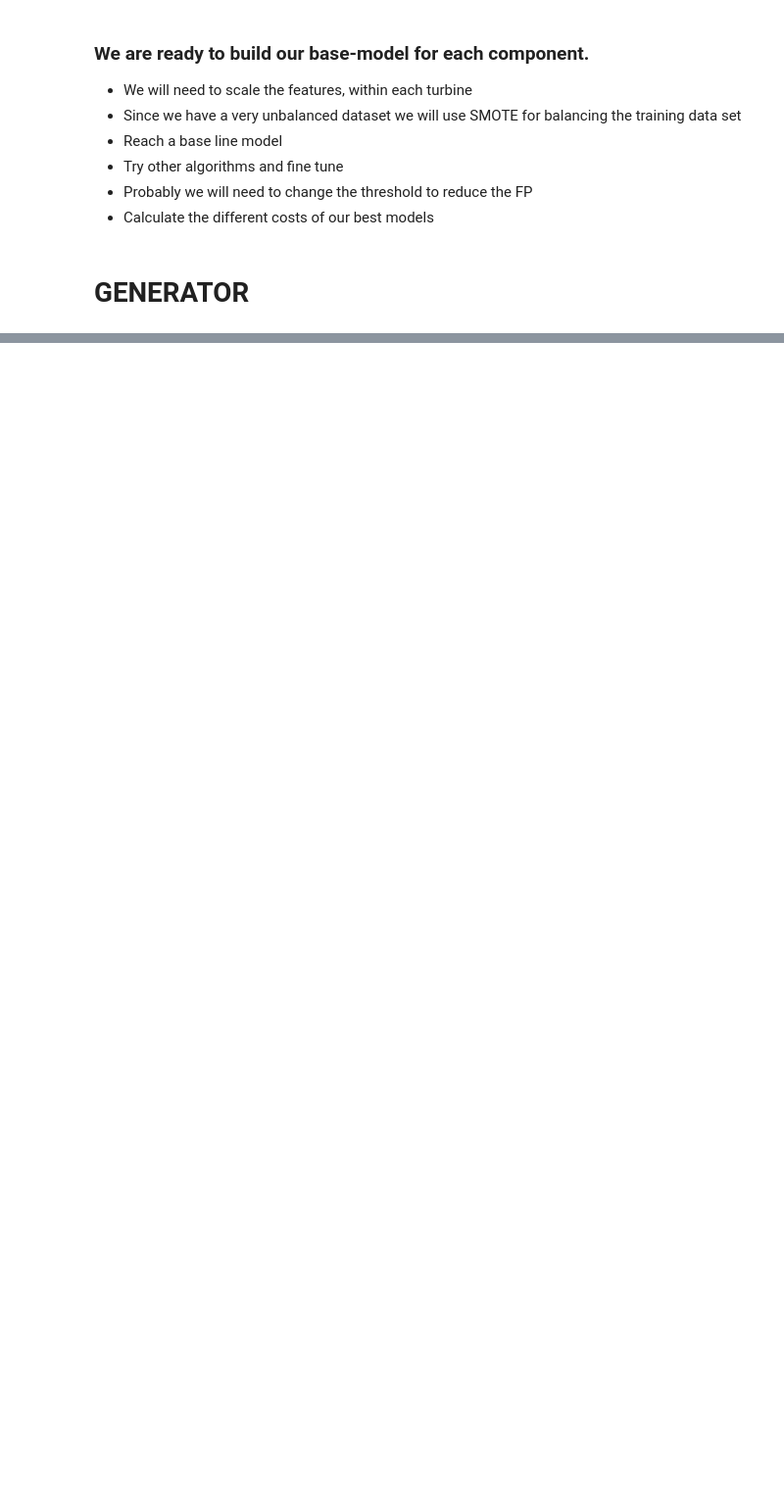
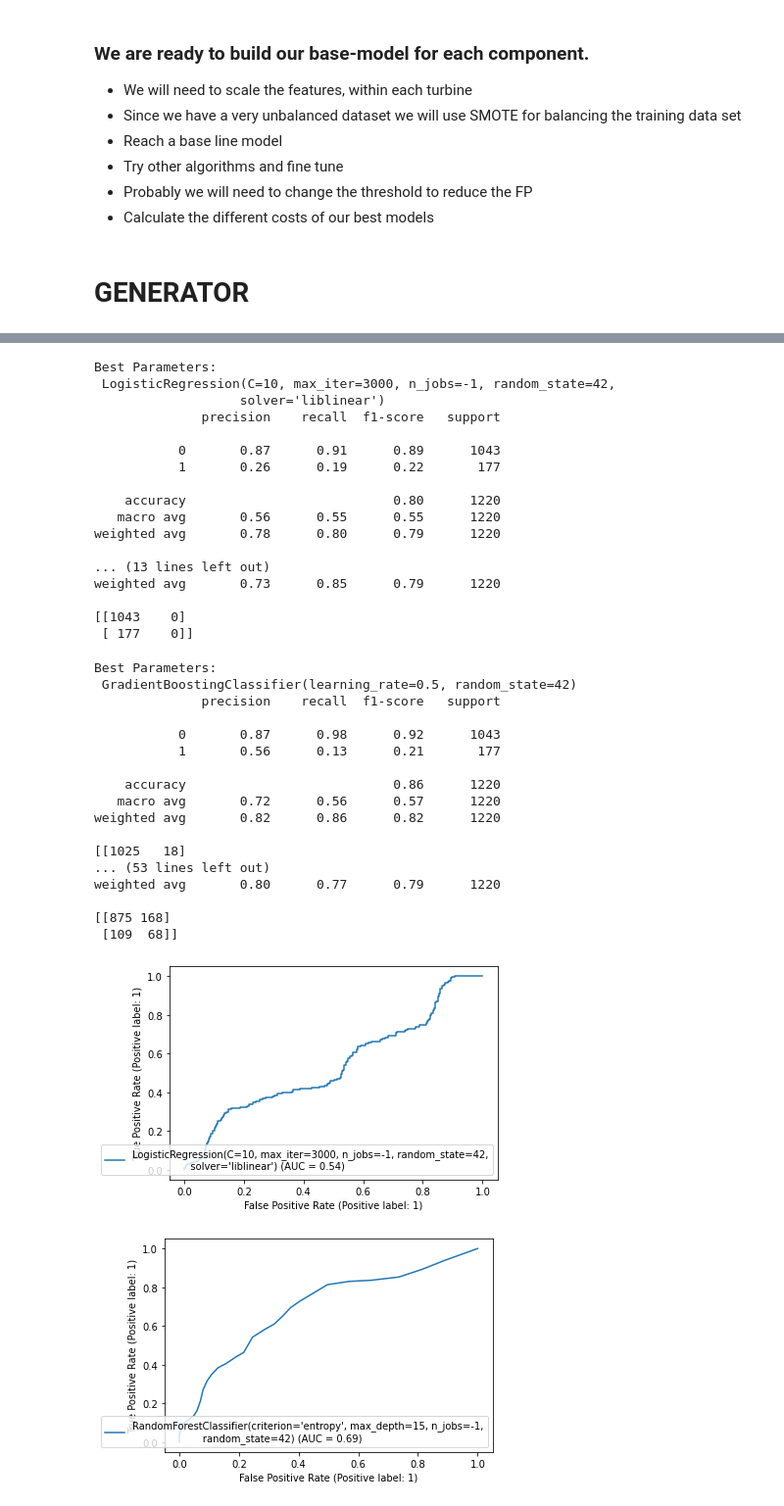
Before and after one commit to GGC17/htw, a Jupyter notebook: notebooks/model_bin_class.ipynb, the cells around one changed output, grey strips where cells are left out. Shown at 98% size. Cells and saved outputs as stored; diff of their text form; code cells hidden in the pictures; blank space fills up the shorter version.

```diff
--- a/notebooks/model_bin_class.ipynb
+++ b/notebooks/model_bin_class.ipynb
@@ -269,0 +437,66 @@ pred_xgb_gen = {}
+# %%
+# By exploration, drop columns:
+hyd_col_drop = ['Blds_PitchAngle_Min', 'Blds_PitchAngle_Min_av', 'Blds_PitchAngle_Min_sd',
+                'Blds_PitchAngle_Avg', 'Blds_PitchAngle_Avg_av', 'Blds_PitchAngle_Avg_sd',
+                'Amb_WindSpeed_Avg', 'Amb_WindSpeed_Avg_av', 'Amb_WindSpeed_Avg_sd',
+                'Amb_WindSpeed_Min', 'Amb_WindSpeed_Min_av', 'Amb_WindSpeed_Min_sd',
+                'Cont_Top_Temp_Avg', 'Cont_Top_Temp_Avg_av', 'Cont_Top_Temp_Avg_sd',
+                'Cont_VCP_Temp_Avg', 'Cont_VCP_Temp_Avg_av', 'Cont_VCP_Temp_Avg_sd',
+                'Grd_Busbar_Temp_Avg', 'Grd_Busbar_Temp_Avg_av', 'Grd_Busbar_Temp_Avg_sd']
+# %%
+# Drop columns
+hydraulic_train = hydraulic_train.drop(columns = hyd_col_drop)
+hydraulic_test = hydraulic_test.drop(columns = hyd_col_drop)
+# %%
+# Scale
+X_train_hyd, X_test_hyd = scale(hydraulic_train, hydraulic_test)
+# %%
+# Define target and Data Augmentation on training data
+y_train_hyd = hydraulic_train['Failure']
+y_test_hyd = hydraulic_test['Failure']
+X_train_hyd, y_train_hyd = data_aug(X_train_hyd, y_train_hyd)
+# %%
+clf_logreg_hyd, pred_logreg_hyd = logreg(X_train_hyd, X_test_hyd, y_train_hyd, y_test_hyd)
+clf_rfc_hyd, pred_rfc_hyd = rfc(X_train_hyd, X_test_hyd, y_train_hyd, y_test_hyd)
+clf_gbc_hyd, pred_gbc_hyd = gbc(X_train_hyd, X_test_hyd, y_train_hyd, y_test_hyd)
+clf_knn_hyd, pred_knn_hyd = knn(X_train_hyd, X_test_hyd, y_train_hyd, y_test_hyd)
+clf_abc_hyd, pred_abc_hyd = abc(X_train_hyd, X_test_hyd, y_train_hyd, y_test_hyd)
+clf_svc_hyd, pred_svc_hyd = svc(X_train_hyd, X_test_hyd, y_train_hyd, y_test_hyd)
+clf_gnb_hyd, pred_gnb_hyd = gnb(X_train_hyd, X_test_hyd, y_train_hyd, y_test_hyd)
+# %% [output]
+Best Parameters:
+ LogisticRegression(C=10, max_iter=3000, n_jobs=-1, random_state=42,
+                   solver='liblinear')
+              precision    recall  f1-score   support
+
+           0       0.87      0.91      0.89      1043
+           1       0.26      0.19      0.22       177
+
+    accuracy                           0.80      1220
+   macro avg       0.56      0.55      0.55      1220
+weighted avg       0.78      0.80      0.79      1220
+
+... (13 lines left out)
+weighted avg       0.73      0.85      0.79      1220
+
+[[1043    0]
+ [ 177    0]]
+Best Parameters:
+ GradientBoostingClassifier(learning_rate=0.5, random_state=42)
+              precision    recall  f1-score   support
+
+           0       0.87      0.98      0.92      1043
+           1       0.56      0.13      0.21       177
+
+    accuracy                           0.86      1220
+   macro avg       0.72      0.56      0.57      1220
+weighted avg       0.82      0.86      0.82      1220
+
+[[1025   18]
+... (53 lines left out)
+weighted avg       0.80      0.77      0.79      1220
+
+[[875 168]
+ [109  68]]
+[figure, added]
+[figure, added]
```
Also changed, not shown: parts of 36 cells of this notebook.
